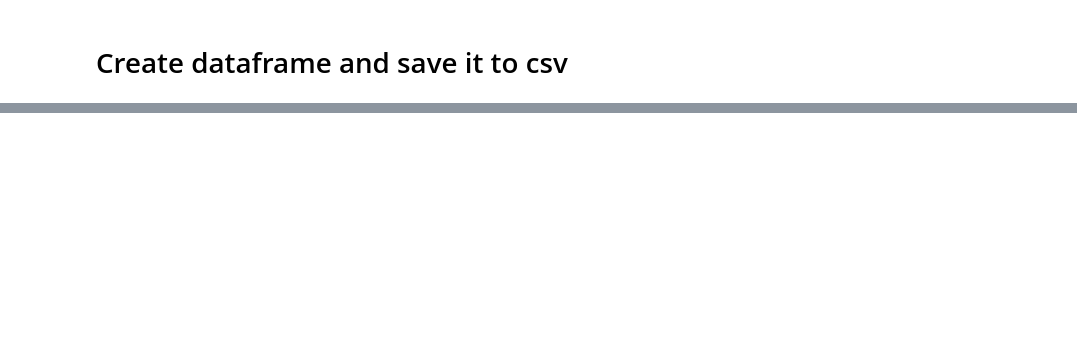
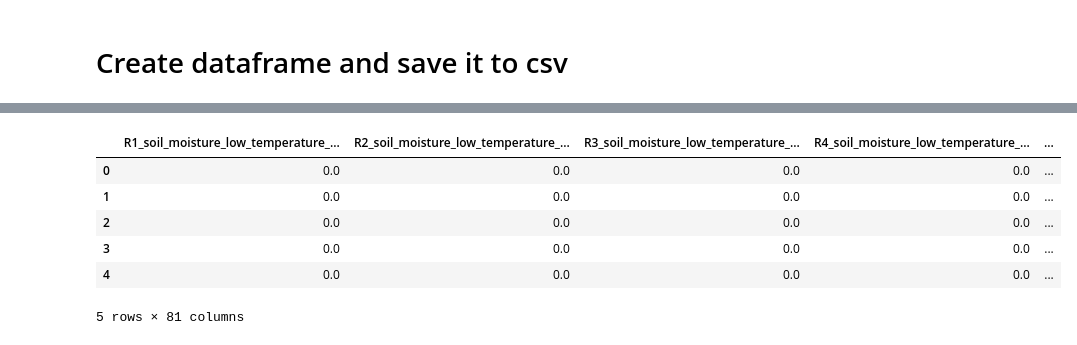
Before and after one commit to Sharmetov/IOT_Fall2025, a Jupyter notebook: neuro_fuzzy.ipynb, the cells around one changed output, grey strips where cells are left out. Saved outputs shown, nothing was run; the diff lists cells and outputs as text; code cells hidden in the pictures; blank space fills up the shorter version.

```diff
--- a/neuro_fuzzy.ipynb
+++ b/neuro_fuzzy.ipynb
@@ -114,0 +174,7 @@ df.head()
+# %%
+fuzzy_df = pd.DataFrame()
+
+for feature, mfs in MF.items():
+    for mf_name, mf_func in mfs.items():
+        col_name = f"{feature}_{mf_name}"
+        fuzzy_df[col_name] = df[feature].apply(mf_func)
@@ -114,0 +242,19 @@ df.head()
+# %%
+# Sum of rule strenghts across all 81 rules (per row)
+rule_sum = rule_outputs.sum(axis=1)
+
+# Prevents division-by-zero in case all firing strengths are zero
+rule_sum = rule_sum.replace(0, 1e-6)
+
+# Normalized firing strengths
+normalized_rules = rule_outputs.div(rule_sum, axis=0)
+
+normalized_rules.head()
+# %% [output]
+|  | R1_soil_moisture_low_temperature_... | R2_soil_moisture_low_temperature_... | R3_soil_moisture_low_temperature_... | R4_soil_moisture_low_temperature_... | ... |
+| 0 | 0.0 | 0.0 | 0.0 | 0.0 | ... |
+| 1 | 0.0 | 0.0 | 0.0 | 0.0 | ... |
+| 2 | 0.0 | 0.0 | 0.0 | 0.0 | ... |
+| 3 | 0.0 | 0.0 | 0.0 | 0.0 | ... |
+| 4 | 0.0 | 0.0 | 0.0 | 0.0 | ... |
+5 rows × 81 columns
```
Also changed, not shown: parts of 22 cells of this notebook.
